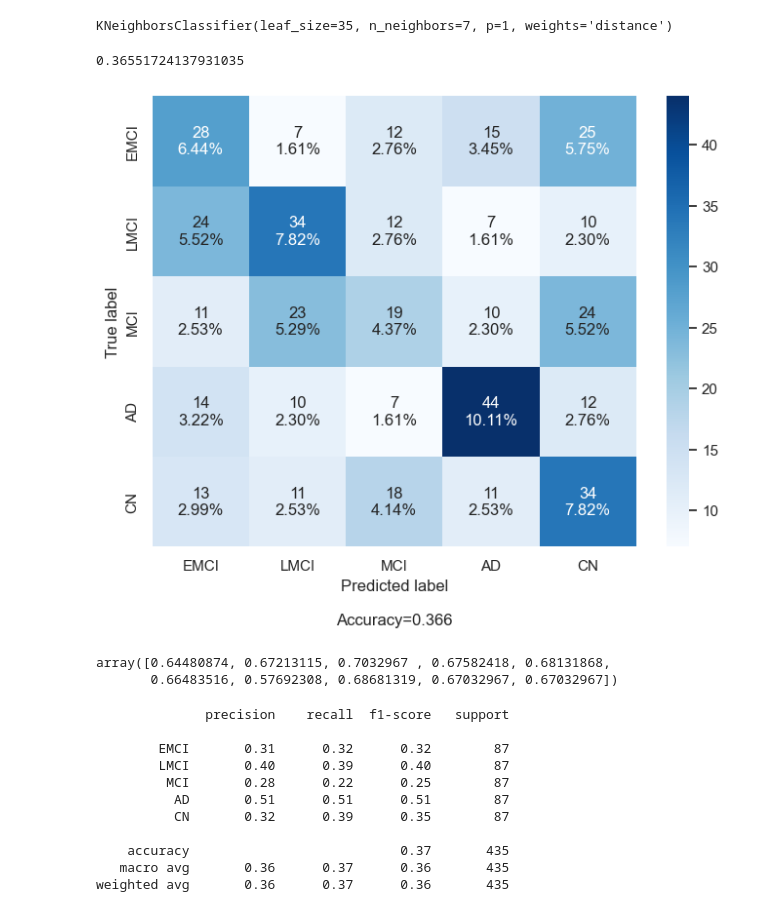
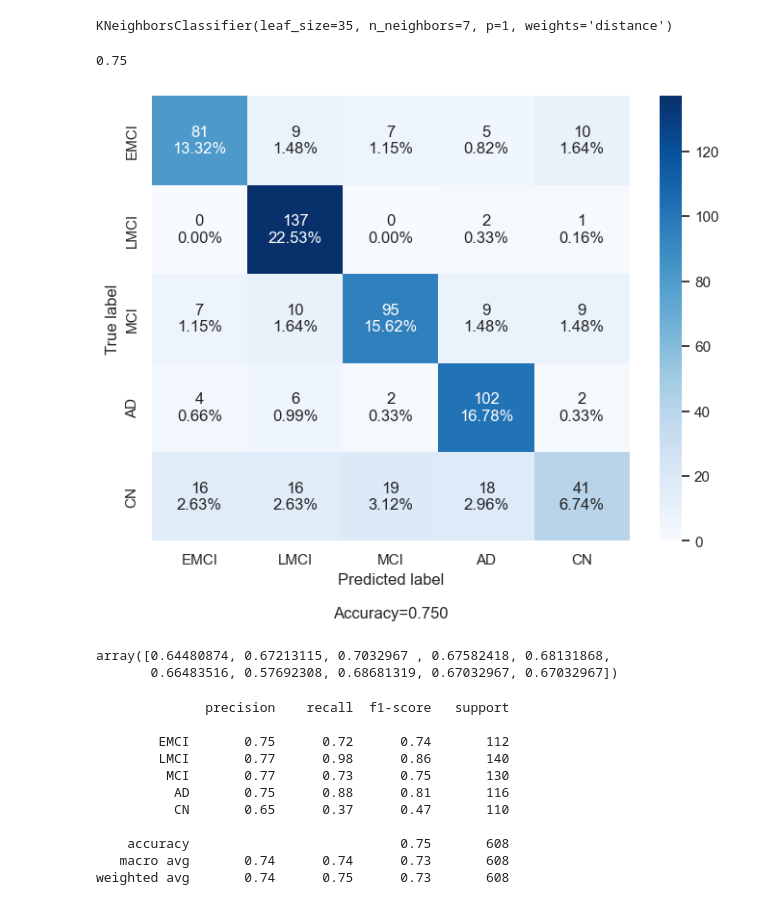
Before and after one commit to Matr1x01/Alzheimer, a Jupyter notebook: KNN_test - Copy copy.ipynb, the cells around one changed output. Saved outputs shown, nothing was run; the diff lists cells and outputs as text; code cells hidden in the pictures.

```diff
--- a/KNN_test - Copy copy.ipynb
+++ b/KNN_test - Copy copy.ipynb
@@ -121,7 +121,7 @@ trainData=data['X']
 trainDataLables=data['y']
 flatTrainData=[]
 for i in trainData:
-    flatTrainData.append(i.flatten())
+    flatTrainData.append(i.flatten()/255)
 flatTrainData=np.array(flatTrainData)
 print(flatTrainData.shape,trainDataLables.shape)
 
@@ -134,7 +134,7 @@ x_val=test_data['X']
 y_val=test_data['y']
 flatTestData=[]
 for i in x_val:
-    flatTestData.append(i.flatten())
+    flatTestData.append(i.flatten()/255)
 x_val=np.array(flatTestData)
 print(x_val.shape,y_val.shape)
 # %% [output]
@@ -156,19 +156,19 @@ model.fit(X_train, y_train)
 KNeighborsClassifier(leaf_size=35, n_neighbors=7, p=1, weights='distance')
 # %%
 #printing out the test accuracy
-acc = model.score(x_val,y_val)
+acc = model.score(X_test,y_test)
 print(acc)
 # %% [output]
-0.36551724137931035
+0.75
 # %%
-y_pred = model.predict(x_val)
+y_pred = model.predict(X_test)
 # %%
 sns.set()
-cf_matrix=confusion_matrix(y_val, y_pred)
+cf_matrix=confusion_matrix(y_test, y_pred)
 make_confusion_matrix(cf_matrix,categories=class_names,cmap='Blues',figsize=(8,6))
 plt.show()
 # %% [output]
-[figure, old version]
+[figure, new version]
 # %%
 from sklearn.model_selection import cross_val_score
 score=cross_val_score(model,X_train, y_train,cv=10)
@@ -179,16 +179,16 @@ array([0.64480874, 0.67213115, 0.7032967 , 0.67582418, 0.68131868,
        0.66483516, 0.57692308, 0.68681319, 0.67032967, 0.67032967])
 # %%
 from sklearn.metrics import classification_report
-print(classification_report(y_val, y_pred, target_names=class_names))
+print(classification_report(y_test, y_pred, target_names=class_names))
 # %% [output]
               precision    recall  f1-score   support
 
-        EMCI       0.31      0.32      0.32        87
-        LMCI       0.40      0.39      0.40        87
-         MCI       0.28      0.22      0.25        87
-          AD       0.51      0.51      0.51        87
-          CN       0.32      0.39      0.35        87
+        EMCI       0.75      0.72      0.74       112
+        LMCI       0.77      0.98      0.86       140
+         MCI       0.77      0.73      0.75       130
+          AD       0.75      0.88      0.81       116
+          CN       0.65      0.37      0.47       110
 
-    accuracy                           0.37       435
-   macro avg       0.36      0.37      0.36       435
-weighted avg       0.36      0.37      0.36       435
+    accuracy                           0.75       608
+   macro avg       0.74      0.74      0.73       608
+weighted avg       0.74      0.75      0.73       608
```
Also changed, not shown: 3 other files.
